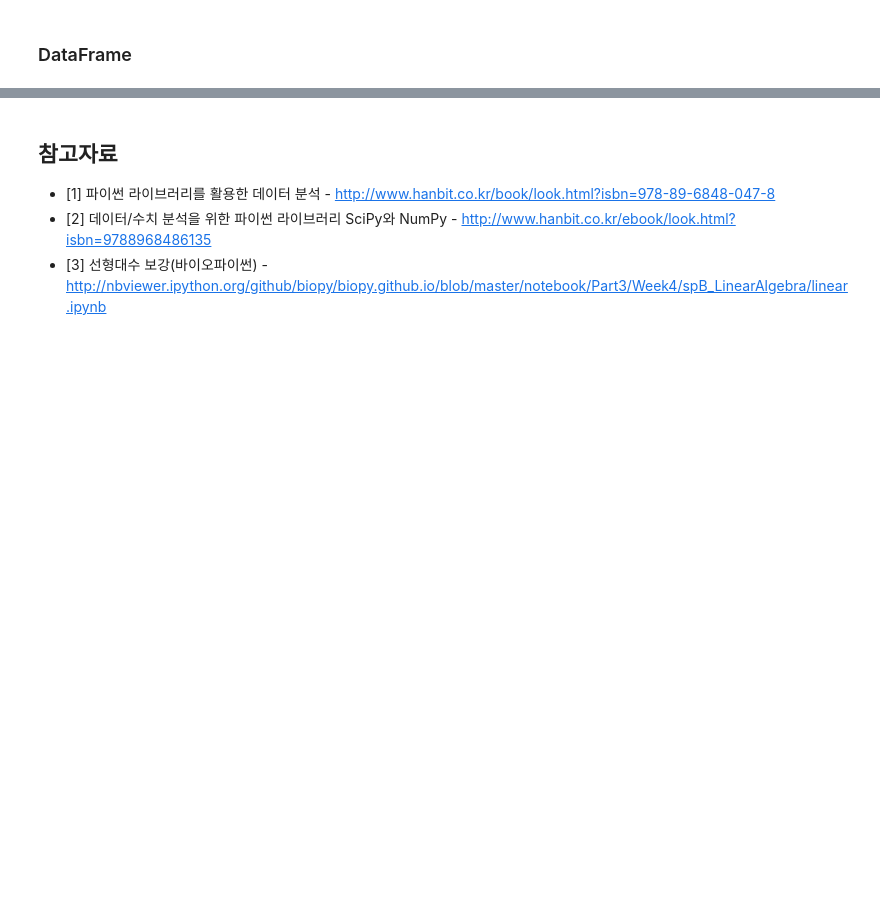
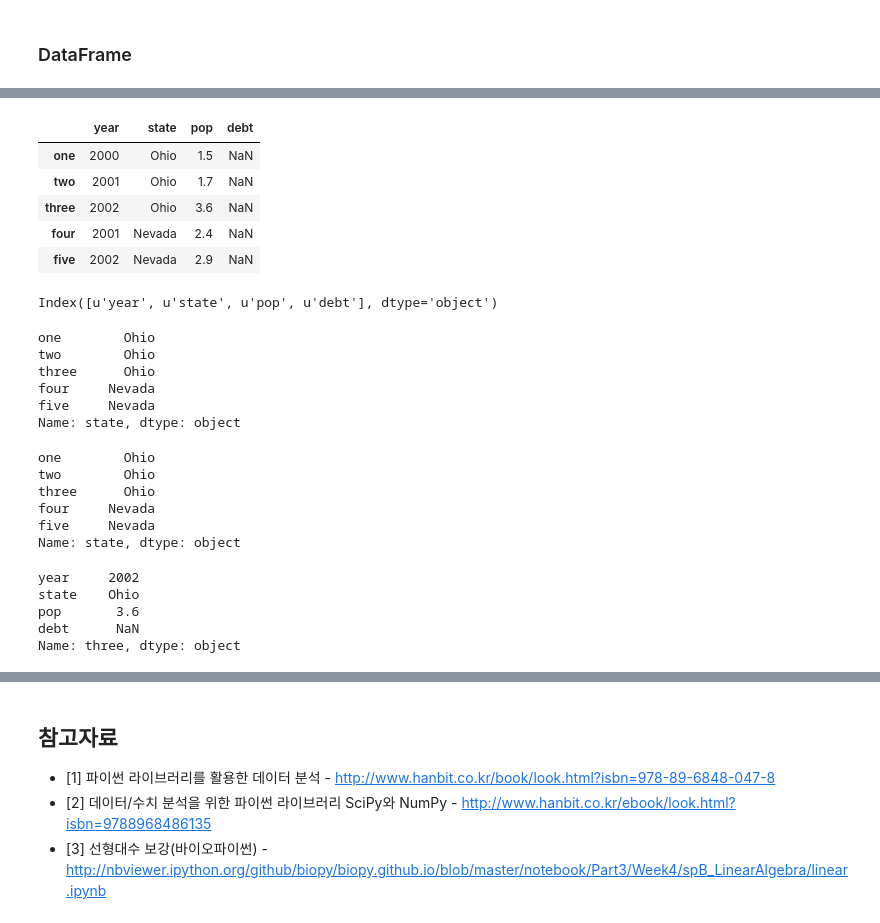
Before and after one commit to KonanAcademy/da, a Jupyter notebook: part1/02_python_pandas_1.ipynb, the cells around one changed output, grey strips where cells are left out. Saved outputs shown, nothing was run; the diff lists cells and outputs as text; code cells hidden in the pictures; blank space fills up the shorter version.

```diff
--- a/part1/02_python_pandas_1.ipynb
+++ b/part1/02_python_pandas_1.ipynb
@@ -2104,2 +2102,7 @@ dtype: int64
 # %%
 from pandas import DataFrame
+# %%
+# Series 객체를 담고 있는 사전으로 생성
+data = {'state': ['Ohio', 'Ohio', 'Ohio', 'Nevada', 'Nevada'],
+        'year': [2000, 2001, 2002, 2001, 2002],
+        'pop': [1.5, 1.7, 3.6, 2.4, 2.9]}
@@ -2105,0 +2129,47 @@ from pandas import DataFrame
+# %%
+#  로우 인덱스도 함께 생성
+frame2 = DataFrame(data, columns=['year', 'state', 'pop', 'debt'],
+                   index=['one', 'two', 'three', 'four', 'five'])
+frame2
+# %% [output]
+|  | year | state | pop | debt |
+| one | 2000 | Ohio | 1.5 | NaN |
+| two | 2001 | Ohio | 1.7 | NaN |
+| three | 2002 | Ohio | 3.6 | NaN |
+| four | 2001 | Nevada | 2.4 | NaN |
+| five | 2002 | Nevada | 2.9 | NaN |
+# %%
+frame2.columns
+# %% [output]
+Index([u'year', u'state', u'pop', u'debt'], dtype='object')
+# %%
+# 컬럼 접근 방법
+
+# 사전 형식 표기법
+frame2['state']
+# %% [output]
+one        Ohio
+two        Ohio
+three      Ohio
+four     Nevada
+five     Nevada
+Name: state, dtype: object
+# %%
+#속성 형식으로
+frame2.state
+# %% [output]
+one        Ohio
+two        Ohio
+three      Ohio
+four     Nevada
+five     Nevada
+Name: state, dtype: object
+# %%
+# 로우 접근 방법
+frame2.ix['three']
+# %% [output]
+year     2002
+state    Ohio
+pop       3.6
+debt      NaN
+Name: three, dtype: object
```
Also changed, not shown: parts of 42 cells of this notebook.
